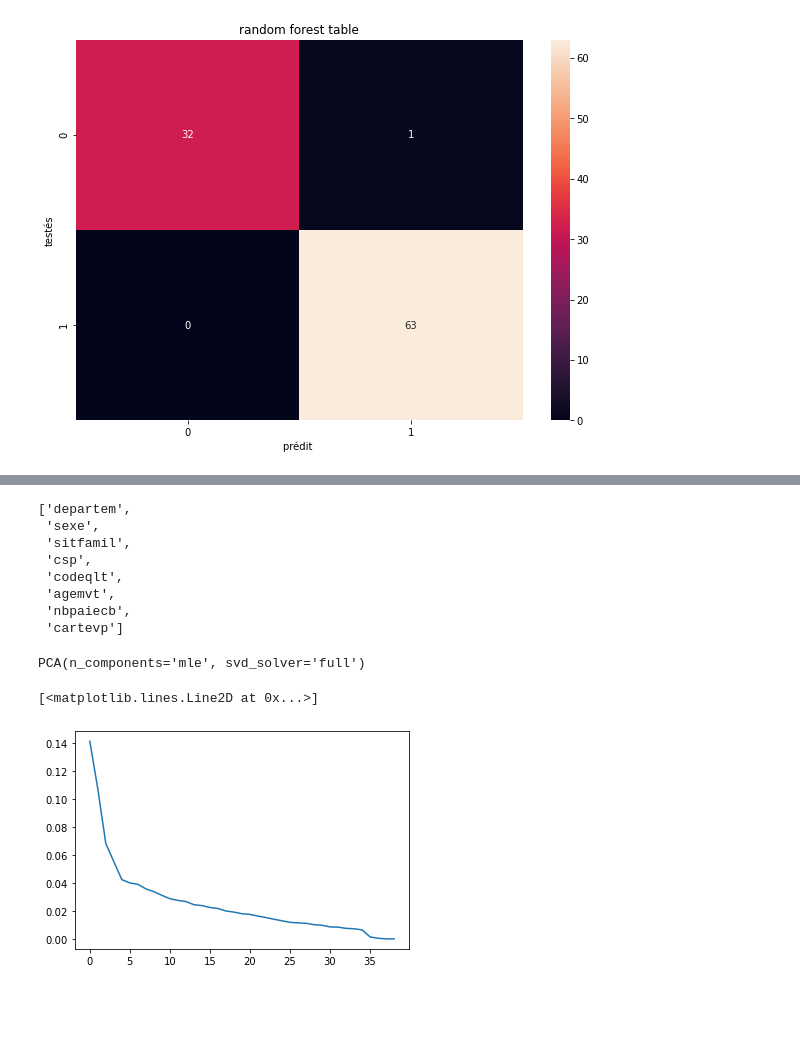
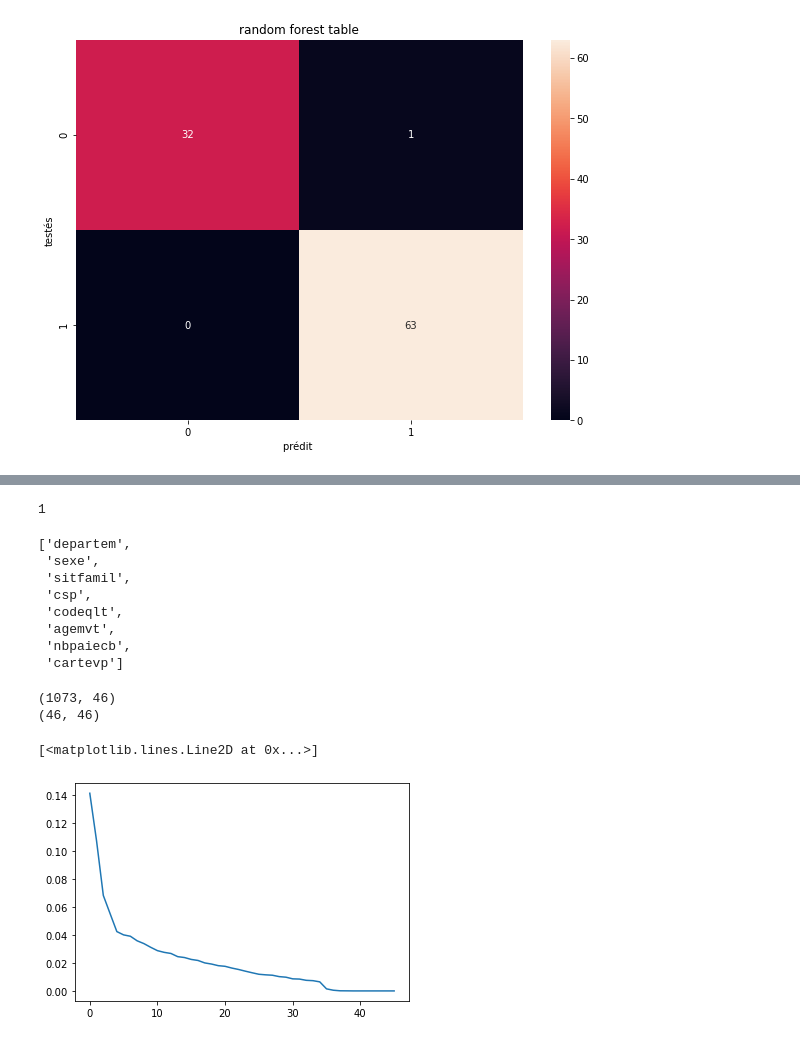
Before and after one commit to Gharbimohamed/Projet_data_science, a Jupyter notebook: script.ipynb, the cells around one changed output, grey strips where cells are left out. Saved outputs shown, nothing was run; the diff lists cells and outputs as text; code cells hidden in the pictures; blank space fills up the shorter version.

```diff
--- a/script.ipynb
+++ b/script.ipynb
@@ -433,3 +467,7 @@ print(X_ros)
+# %%
+knn(y_ros,X_ros)
+# %% [output]
+1
 # %%
 ########################################### VISA PREMIER ######################################################
 df_visa = pd.read_csv("data/Visapremier.txt", sep="\t")
@@ -466,17 +504,21 @@ df_visa_tr.drop(columns=['cartevp', 'cartevpr'], inplace=True)
 
 # Centrage et Réduction
 X_scale = preprocessing.StandardScaler().fit_transform(df_visa_tr)
+print(X_scale.shape)
 
 # Calcul des composantes principales
-pca = decomposition.PCA(n_components='mle', svd_solver='full').fit(X_scale)
-pca
+acp = decomposition.PCA(svd_solver='full')
+coord = acp.fit_transform(X_scale)
+print(acp.components_.shape)
+#pca = decomposition.PCA(n_components=2, svd_solver='full').fit(X_scale)
 # %% [output]
-PCA(n_components='mle', svd_solver='full')
+(1073, 46)
+(46, 46)
 # %%
 #Ici on verifie l'importance des composantes extraites par la pca en fonction de leur variance expliquée
-plt.plot(pca.explained_variance_ratio_)
+plt.plot(acp.explained_variance_ratio_)
 
 #On comprend que les ~20 premiers variables sont importantes et que le reste l'est moins
 # %% [output]
 [<matplotlib.lines.Line2D at 0x...>]
-[figure, old version]
+[figure, new version]
```
Also changed, not shown: parts of 15 cells of this notebook, 3 other files.
